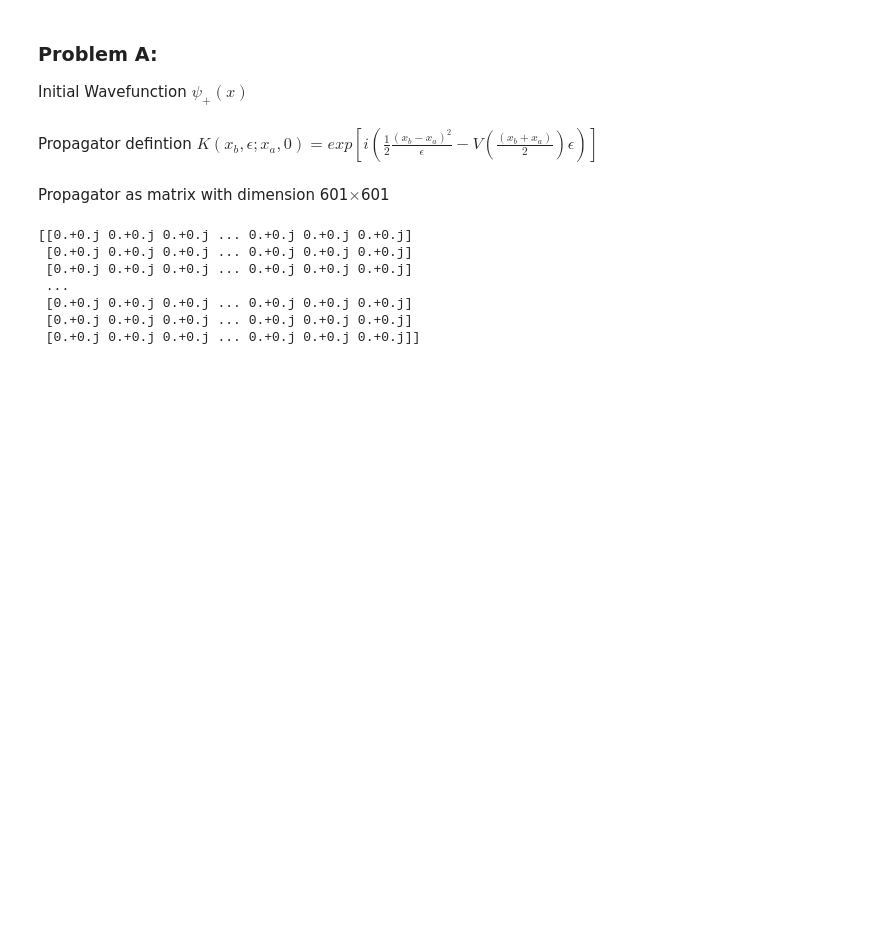
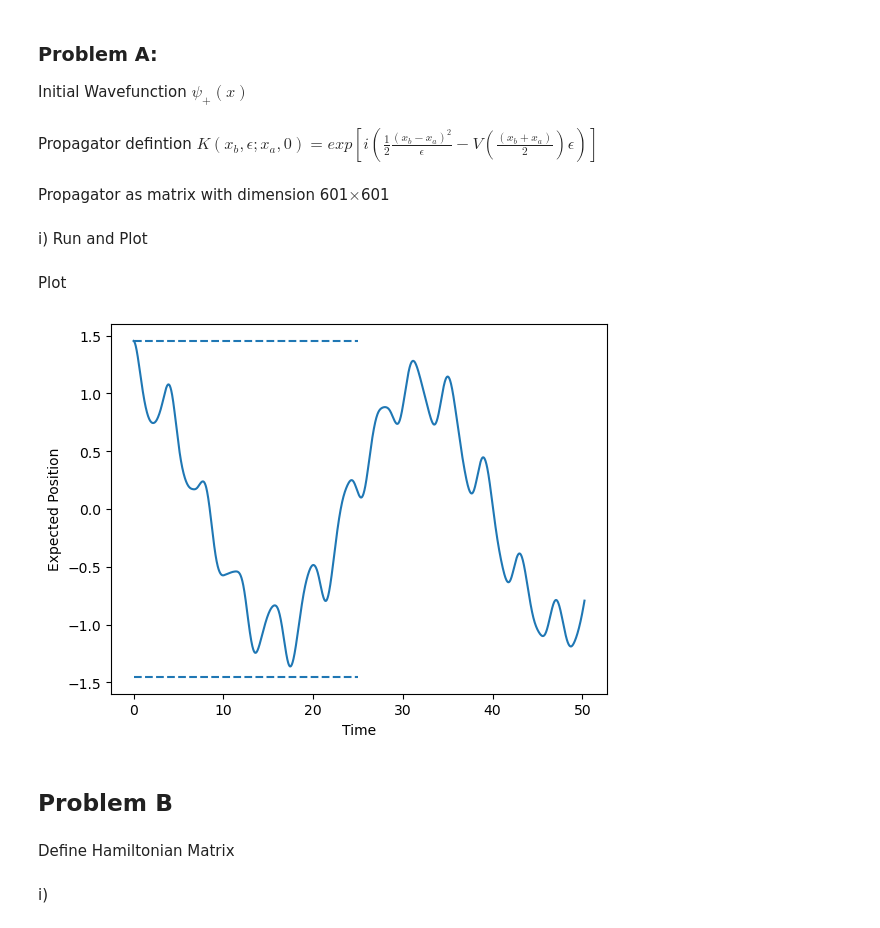
Before and after one commit to kany-e/phys142_kye, a Jupyter notebook: Phys142_HW2.ipynb, the cells around one changed output. Drawn from its saved outputs; the diff is of its cells as text; code cells hidden in the pictures; blank space fills up the shorter version.

```diff
--- a/Phys142_HW2.ipynb
+++ b/Phys142_HW2.ipynb
@@ -44,17 +67,54 @@ def Keps(xb, eps, xa):
 Propagator as matrix with dimension 601$\times$601
 # %%
 # initialize
-K = np.zeros([601, 601],  dtype=np.complex128)
+Keps = np.zeros([601, 601],  dtype=np.complex128)
 
+eps = np.pi/128
+# Propagator Matrix
 for i in range(601):
     for j in range(601):
 
-        K[i, j] =
+        Keps[i, j] = K(xpos[i], xpos[j], eps)
-# %% [output]
-[[0.+0.j 0.+0.j 0.+0.j ... 0.+0.j 0.+0.j 0.+0.j]
- [0.+0.j 0.+0.j 0.+0.j ... 0.+0.j 0.+0.j 0.+0.j]
- [0.+0.j 0.+0.j 0.+0.j ... 0.+0.j 0.+0.j 0.+0.j]
- ...
- [0.+0.j 0.+0.j 0.+0.j ... 0.+0.j 0.+0.j 0.+0.j]
- [0.+0.j 0.+0.j 0.+0.j ... 0.+0.j 0.+0.j 0.+0.j]
- [0.+0.j 0.+0.j 0.+0.j ... 0.+0.j 0.+0.j 0.+0.j]]
+# %% [markdown]
+i) Run and Plot
+# %%
+# define a function for propagating t timesteps
+
+def propagate(t):
+    time = []
+    psi_t = np.zeros([t, 601], dtype = np.complex128)
+    x_exp_t = np.zeros(t, dtype = np.float128)
+    # initial wavefunction
+    psi_ini = psiplus(xpos)
+
+    # Propagated wavefunction at time step t:
+    for i in range(t):
+
+        if i == 0:
+            psi_t[i] = psi_ini
+        else:
+            psi_next = deltax * Keps @ psi_t[i-1]
+            normalization = np.sqrt(deltax * np.sum(np.abs(psi_next) ** 2))
+            psi_t[i] = psi_next / normalization
+
+        x_exp_t[i] = deltax * np.sum(xpos * np.abs(psi_t[i]) ** 2)
+
+        time.append(i * eps)
+
+    return time, x_exp_t
+# %% [markdown]
+Plot
+# %%
+time, x_exp_t = propagate(16*128)
+
+plt.plot(time, x_exp_t)
+# formatting
+plt.hlines(-x_min, 0, 25, linestyles='--', label='-x_min')
+plt.hlines(x_min, 0, 25, linestyles='--', label='-x_min')
+plt.xlabel("Time")
+plt.ylabel("Expected Position")
+plt.show()
+# %% [output]
+[figure, added]
+# %% [markdown]
+## Problem B
@@ -60,0 +124,2 @@ for i in range(601):
+# %% [markdown]
+Define Hamiltonian Matrix
@@ -60,0 +138,2 @@ for i in range(601):
+# %% [markdown]
+i)
```
Also changed, not shown: parts of 28 cells of this notebook.
